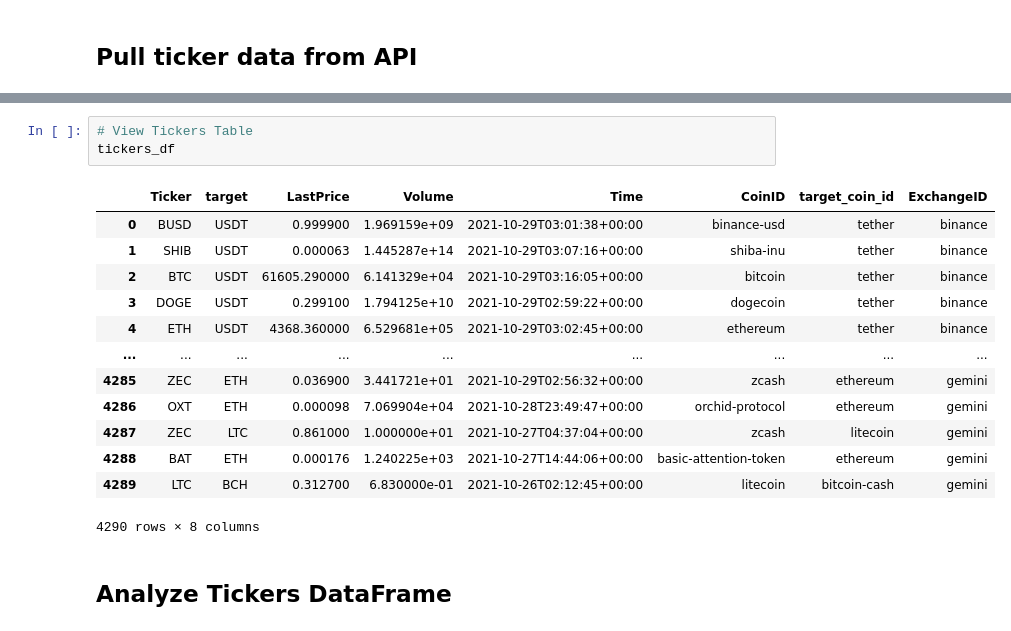
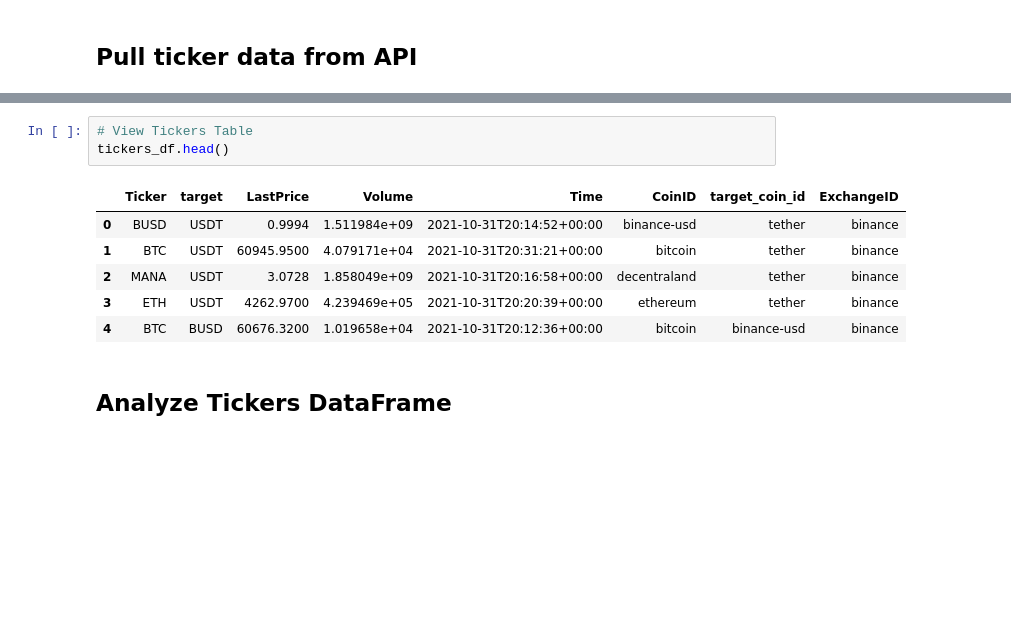
Before and after one commit to kcarter98/CryptoAnalysis, a Jupyter notebook: GatherandCleanData.ipynb, the cells around one changed output, grey strips where cells are left out. Saved outputs shown, nothing was run; the diff lists cells and outputs as text; blank space fills up the shorter version.

```diff
--- a/GatherandCleanData.ipynb
+++ b/GatherandCleanData.ipynb
@@ -234,21 +207,14 @@ Successfully Gathered Data for gemini!
 Finished Gathering Data!
 # %%
 # View Tickers Table
-tickers_df
+tickers_df.head()
 # %% [output]
 |  | Ticker | target | LastPrice | Volume | Time | CoinID | target_coin_id | ExchangeID |
-| 0 | BUSD | USDT | 0.999900 | 1.969159e+09 | 2021-10-29T03:01:38+00:00 | binance-usd | tether | binance |
-| 1 | SHIB | USDT | 0.000063 | 1.445287e+14 | 2021-10-29T03:07:16+00:00 | shiba-inu | tether | binance |
-| 2 | BTC | USDT | 61605.290000 | 6.141329e+04 | 2021-10-29T03:16:05+00:00 | bitcoin | tether | binance |
-| 3 | DOGE | USDT | 0.299100 | 1.794125e+10 | 2021-10-29T02:59:22+00:00 | dogecoin | tether | binance |
-| 4 | ETH | USDT | 4368.360000 | 6.529681e+05 | 2021-10-29T03:02:45+00:00 | ethereum | tether | binance |
-| ... | ... | ... | ... | ... | ... | ... | ... | ... |
-| 4285 | ZEC | ETH | 0.036900 | 3.441721e+01 | 2021-10-29T02:56:32+00:00 | zcash | ethereum | gemini |
-| 4286 | OXT | ETH | 0.000098 | 7.069904e+04 | 2021-10-28T23:49:47+00:00 | orchid-protocol | ethereum | gemini |
-| 4287 | ZEC | LTC | 0.861000 | 1.000000e+01 | 2021-10-27T04:37:04+00:00 | zcash | litecoin | gemini |
-| 4288 | BAT | ETH | 0.000176 | 1.240225e+03 | 2021-10-27T14:44:06+00:00 | basic-attention-token | ethereum | gemini |
-| 4289 | LTC | BCH | 0.312700 | 6.830000e-01 | 2021-10-26T02:12:45+00:00 | litecoin | bitcoin-cash | gemini |
+| 0 | BUSD | USDT | 0.9994 | 1.511984e+09 | 2021-10-31T20:14:52+00:00 | binance-usd | tether | binance |
+| 1 | BTC | USDT | 60945.9500 | 4.079171e+04 | 2021-10-31T20:31:21+00:00 | bitcoin | tether | binance |
+| 2 | MANA | USDT | 3.0728 | 1.858049e+09 | 2021-10-31T20:16:58+00:00 | decentraland | tether | binance |
+| 3 | ETH | USDT | 4262.9700 | 4.239469e+05 | 2021-10-31T20:20:39+00:00 | ethereum | tether | binance |
+| 4 | BTC | BUSD | 60676.3200 | 1.019658e+04 | 2021-10-31T20:12:36+00:00 | bitcoin | binance-usd | binance |
-4290 rows × 8 columns
 # %% [markdown]
 ## Analyze Tickers DataFrame
 # %%
```
Also changed, not shown: parts of 42 cells of this notebook, 1 other file.
